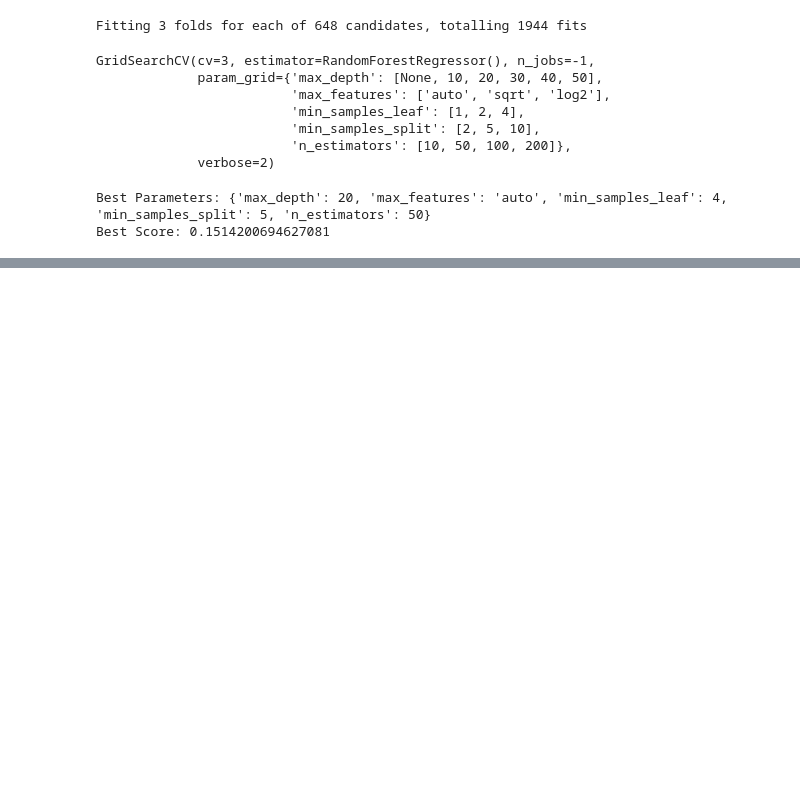
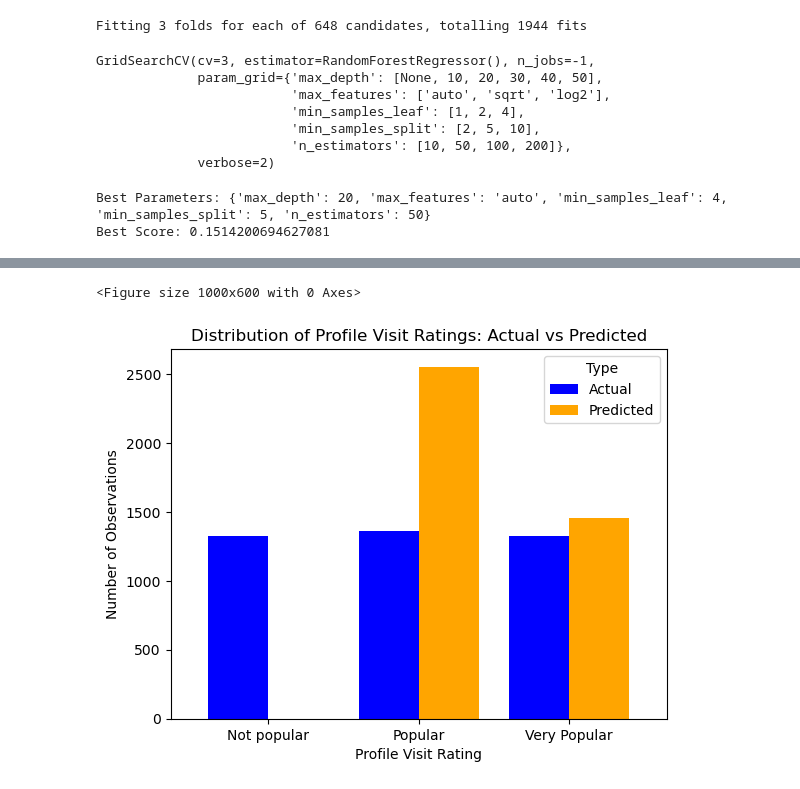
Before and after one commit to GaliS22/Dating-App--ML-Project, a Jupyter notebook: Model Selection and Fine-Tuning.ipynb, the cells around one changed output, grey strips where cells are left out. Saved outputs shown, nothing was run; the diff lists cells and outputs as text; code cells hidden in the pictures; blank space fills up the shorter version.

```diff
--- a/Model Selection and Fine-Tuning.ipynb
+++ b/Model Selection and Fine-Tuning.ipynb
@@ -276,0 +510,26 @@ models_list
+# %%
+actual_counts = df['ProfileVisitRating_Actual'].value_counts().sort_index()
+predicted_counts = df['ProfileVisitRating_Predicted'].value_counts().sort_index()
+
+# Create a DataFrame for plotting
+ratings_df = pd.DataFrame({
+    'Rating': actual_counts.index,
+    'Actual': actual_counts.values,
+    'Predicted': predicted_counts.values
+})
+
+plt.figure(figsize=(10, 6))
+
+# Plot the grouped bar plot
+ratings_df.plot(x='Rating', kind='bar', stacked=False, color=['blue', 'orange'], width=0.8)
+
+# Customize the plot
+plt.title('Distribution of Profile Visit Ratings: Actual vs Predicted')
+plt.xlabel('Profile Visit Rating')
+plt.ylabel('Number of Observations')
+plt.xticks(rotation=0)  # Rotate x-axis labels if necessary
+plt.legend(title='Type', loc='upper right')
+plt.show()
+# %% [output]
+<Figure size 1000x600 with 0 Axes>
+[figure, added]
```
Also changed, not shown: parts of 20 cells of this notebook, 1 other file.
